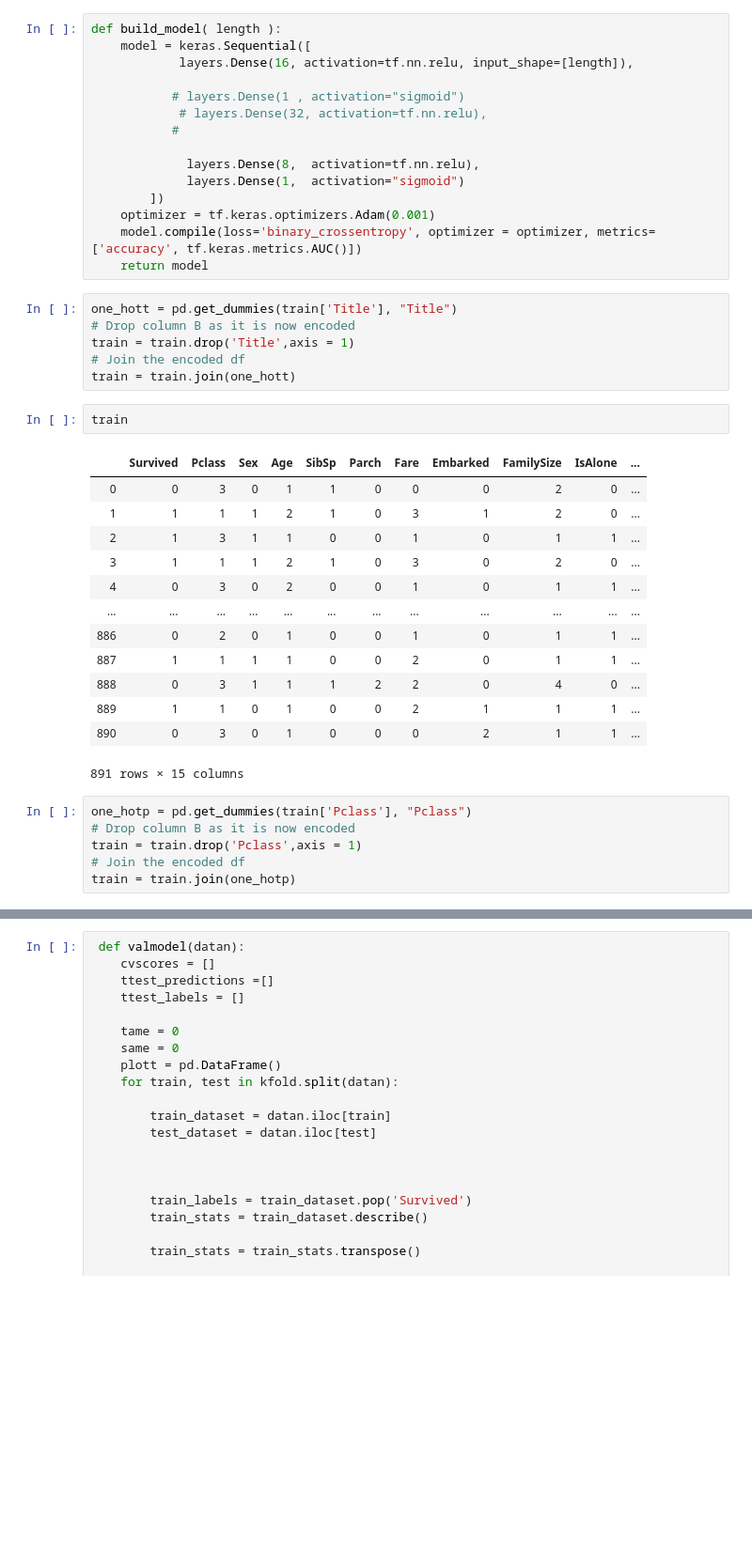
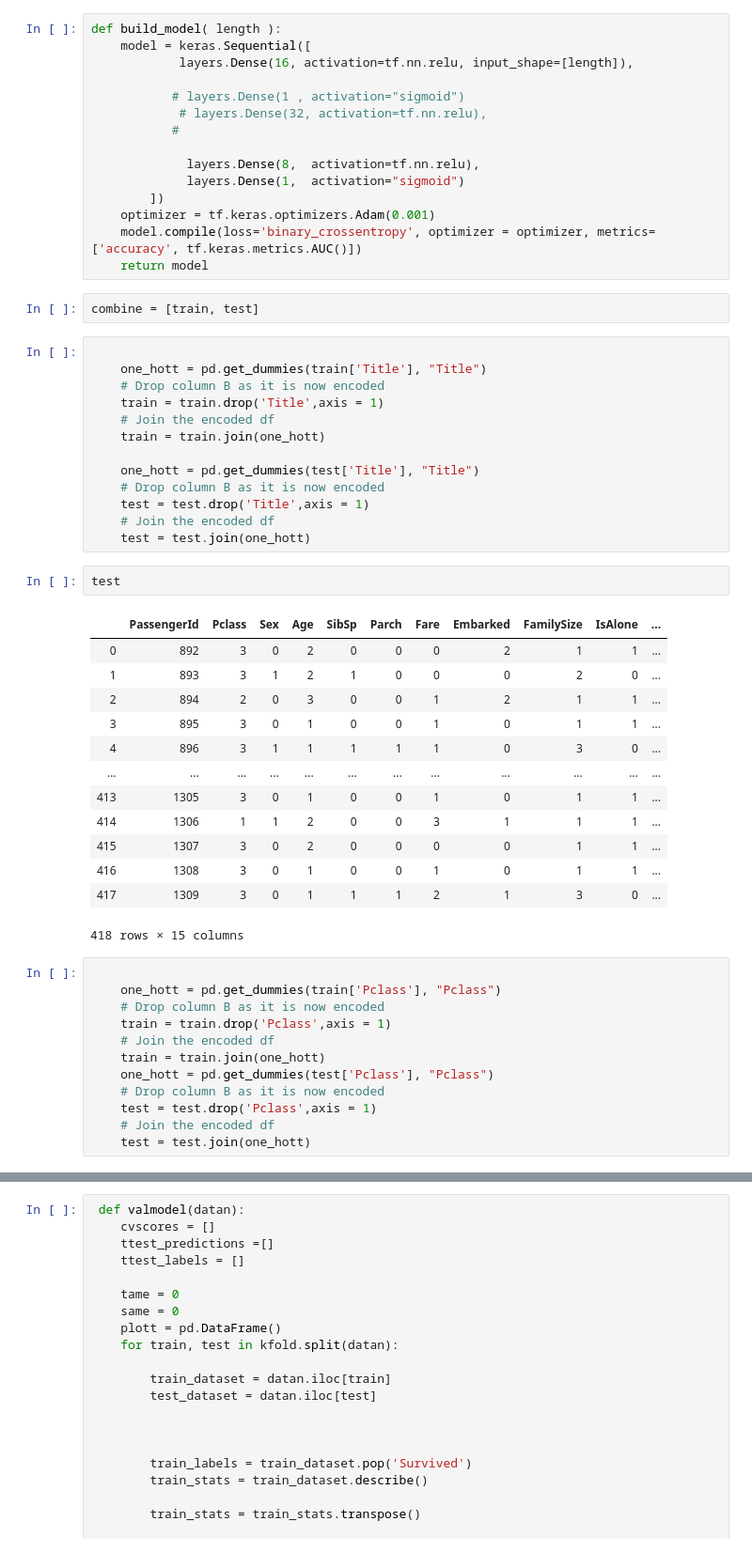
Before and after one commit to karnoldbio/titanic, a Jupyter notebook: titanic.ipynb, the cells around one changed output, grey strips where cells are left out. Shown at 94% size. Drawn from its saved outputs; the diff is of its cells as text; blank space fills up the shorter version.

```diff
--- a/titanic.ipynb
+++ b/titanic.ipynb
@@ -187,32 +188,47 @@ def build_model( length ):
     optimizer = tf.keras.optimizers.Adam(0.001)
     model.compile(loss='binary_crossentropy', optimizer = optimizer, metrics=['accuracy', tf.keras.metrics.AUC()])
     return model
+# %%
+combine = [train, test]
 # %%
-one_hott = pd.get_dummies(train['Title'], "Title")
-# Drop column B as it is now encoded
-train = train.drop('Title',axis = 1)
-# Join the encoded df
-train = train.join(one_hott)
+
+    one_hott = pd.get_dummies(train['Title'], "Title")
+    # Drop column B as it is now encoded
+    train = train.drop('Title',axis = 1)
+    # Join the encoded df
+    train = train.join(one_hott)
+
+    one_hott = pd.get_dummies(test['Title'], "Title")
+    # Drop column B as it is now encoded
+    test = test.drop('Title',axis = 1)
+    # Join the encoded df
+    test = test.join(one_hott)
-# %%
-train
-# %% [output]
-|  | Survived | Pclass | Sex | Age | SibSp | Parch | Fare | Embarked | FamilySize | IsAlone | ... |
-| 0 | 0 | 3 | 0 | 1 | 1 | 0 | 0 | 0 | 2 | 0 | ... |
-| 1 | 1 | 1 | 1 | 2 | 1 | 0 | 3 | 1 | 2 | 0 | ... |
-| 2 | 1 | 3 | 1 | 1 | 0 | 0 | 1 | 0 | 1 | 1 | ... |
-| 3 | 1 | 1 | 1 | 2 | 1 | 0 | 3 | 0 | 2 | 0 | ... |
-| 4 | 0 | 3 | 0 | 2 | 0 | 0 | 1 | 0 | 1 | 1 | ... |
-| ... | ... | ... | ... | ... | ... | ... | ... | ... | ... | ... | ... |
-| 886 | 0 | 2 | 0 | 1 | 0 | 0 | 1 | 0 | 1 | 1 | ... |
-| 887 | 1 | 1 | 1 | 1 | 0 | 0 | 2 | 0 | 1 | 1 | ... |
-| 888 | 0 | 3 | 1 | 1 | 1 | 2 | 2 | 0 | 4 | 0 | ... |
-| 889 | 1 | 1 | 0 | 1 | 0 | 0 | 2 | 1 | 1 | 1 | ... |
-| 890 | 0 | 3 | 0 | 1 | 0 | 0 | 0 | 2 | 1 | 1 | ... |
-891 rows × 15 columns
+# %%
+test
+# %% [output]
+|  | PassengerId | Pclass | Sex | Age | SibSp | Parch | Fare | Embarked | FamilySize | IsAlone | ... |
+| 0 | 892 | 3 | 0 | 2 | 0 | 0 | 0 | 2 | 1 | 1 | ... |
+| 1 | 893 | 3 | 1 | 2 | 1 | 0 | 0 | 0 | 2 | 0 | ... |
+| 2 | 894 | 2 | 0 | 3 | 0 | 0 | 1 | 2 | 1 | 1 | ... |
+| 3 | 895 | 3 | 0 | 1 | 0 | 0 | 1 | 0 | 1 | 1 | ... |
+| 4 | 896 | 3 | 1 | 1 | 1 | 1 | 1 | 0 | 3 | 0 | ... |
+| ... | ... | ... | ... | ... | ... | ... | ... | ... | ... | ... | ... |
+| 413 | 1305 | 3 | 0 | 1 | 0 | 0 | 1 | 0 | 1 | 1 | ... |
+| 414 | 1306 | 1 | 1 | 2 | 0 | 0 | 3 | 1 | 1 | 1 | ... |
+| 415 | 1307 | 3 | 0 | 2 | 0 | 0 | 0 | 0 | 1 | 1 | ... |
+| 416 | 1308 | 3 | 0 | 1 | 0 | 0 | 1 | 0 | 1 | 1 | ... |
+| 417 | 1309 | 3 | 0 | 1 | 1 | 1 | 2 | 1 | 3 | 0 | ... |
+418 rows × 15 columns
 # %%
-one_hotp = pd.get_dummies(train['Pclass'], "Pclass")
-# Drop column B as it is now encoded
-train = train.drop('Pclass',axis = 1)
-# Join the encoded df
-train = train.join(one_hotp)
+
+    one_hott = pd.get_dummies(train['Pclass'], "Pclass")
+    # Drop column B as it is now encoded
+    train = train.drop('Pclass',axis = 1)
+    # Join the encoded df
+    train = train.join(one_hott)
+    one_hott = pd.get_dummies(test['Pclass'], "Pclass")
+    # Drop column B as it is now encoded
+    test = test.drop('Pclass',axis = 1)
+    # Join the encoded df
+    test = test.join(one_hott)
 # %%
```
Also changed, not shown: parts of 11 cells of this notebook.
